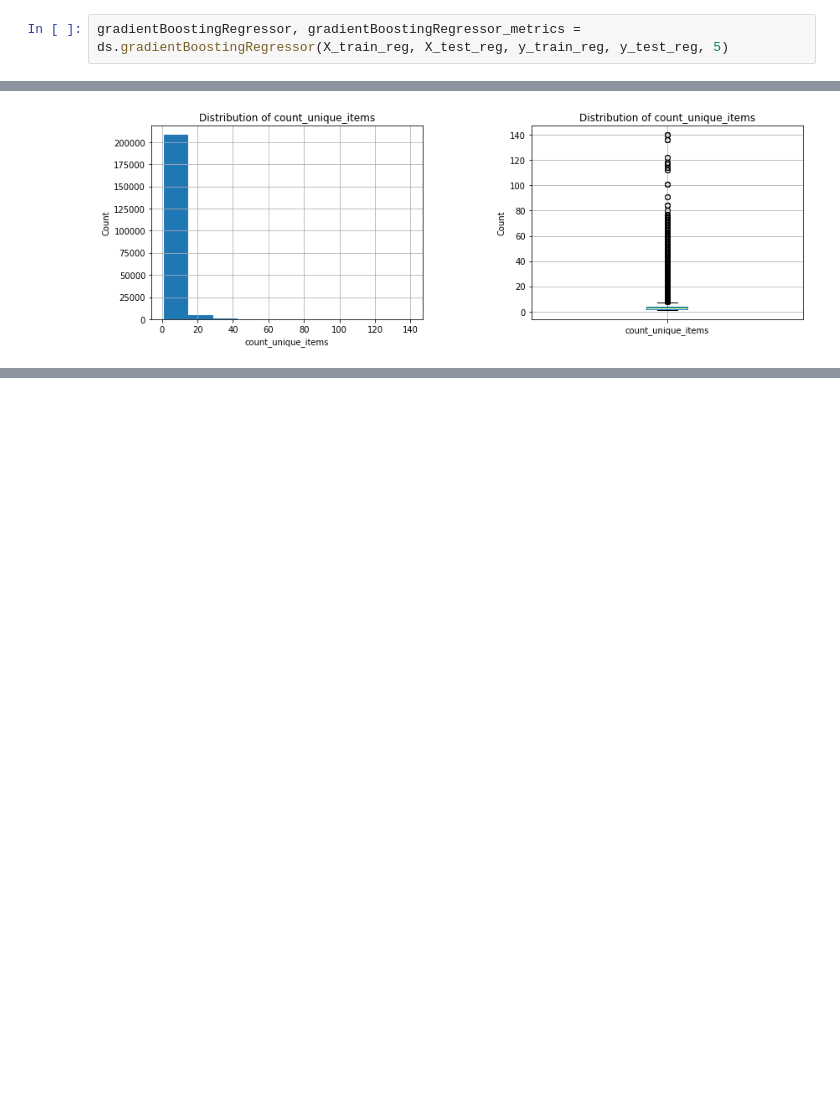
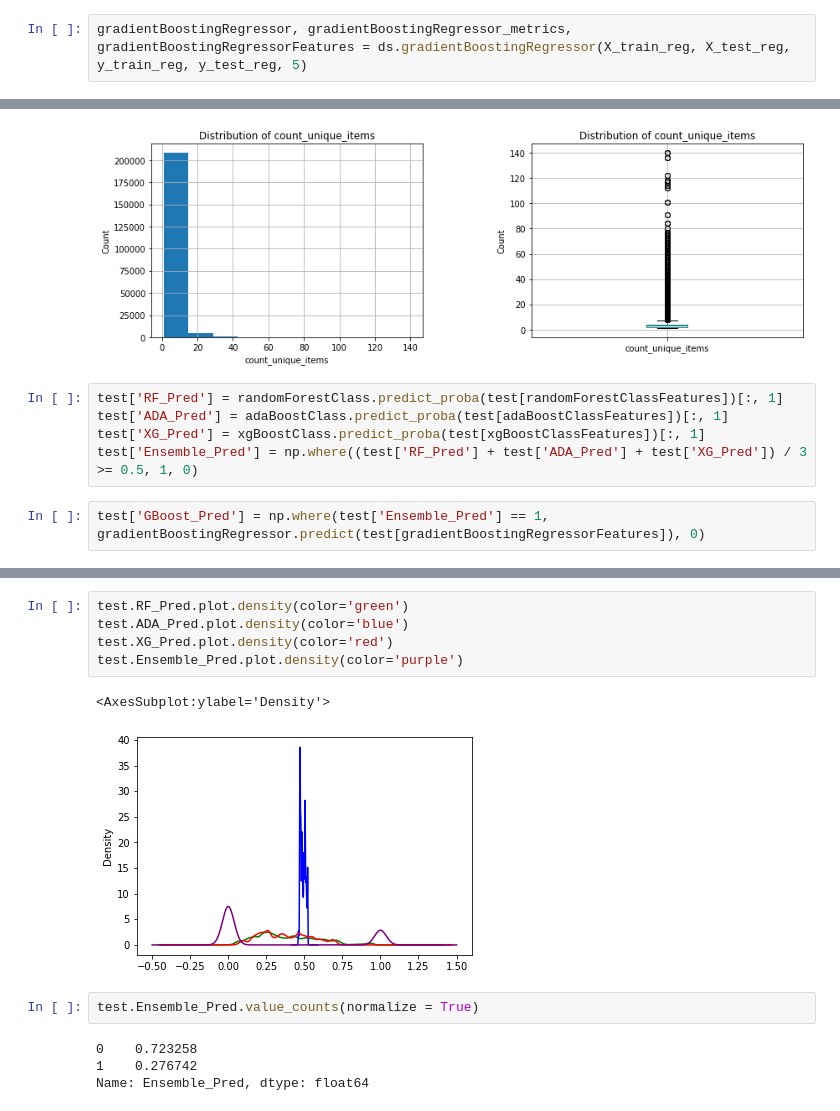
Before and after one commit to jacobweiss2305/purchase-predictions, a Jupyter notebook: model/notebooks/main.ipynb, the cells around one changed output, grey strips where cells are left out. Drawn from its saved outputs; the diff is of its cells as text; blank space fills up the shorter version.

```diff
--- a/model/notebooks/main.ipynb
+++ b/model/notebooks/main.ipynb
@@ -220,7 +337,7 @@ weighted avg       0.89      0.74      0.79    273545
 # %%
 X_train_reg, X_test_reg, y_train_reg, y_test_reg = ds._split_data(regression, 'revenue', 0.25)
 # %%
-gradientBoostingRegressor, gradientBoostingRegressor_metrics = ds.gradientBoostingRegressor(X_train_reg, X_test_reg, y_train_reg, y_test_reg, 5)
+gradientBoostingRegressor, gradientBoostingRegressor_metrics, gradientBoostingRegressorFeatures = ds.gradientBoostingRegressor(X_train_reg, X_test_reg, y_train_reg, y_test_reg, 5)
 # %% [output]
 MSE: 120996487.9327
 Explained variance: 0.031
@@ -306,3 +428,10 @@ min           1.000000
 max         140.000000
 Name: count_unique_items, dtype: float64
 [figure]
+# %%
+test['RF_Pred'] = randomForestClass.predict_proba(test[randomForestClassFeatures])[:, 1]
+test['ADA_Pred'] = adaBoostClass.predict_proba(test[adaBoostClassFeatures])[:, 1]
+test['XG_Pred'] = xgBoostClass.predict_proba(test[xgBoostClassFeatures])[:, 1]
+test['Ensemble_Pred'] = np.where((test['RF_Pred'] + test['ADA_Pred'] + test['XG_Pred']) / 3 >= 0.5, 1, 0)
+# %%
+test['GBoost_Pred'] = np.where(test['Ensemble_Pred'] == 1, gradientBoostingRegressor.predict(test[gradientBoostingRegressorFeatures]), 0)
@@ -308,0 +455,14 @@ Name: count_unique_items, dtype: float64
+# %%
+test.RF_Pred.plot.density(color='green')
+test.ADA_Pred.plot.density(color='blue')
+test.XG_Pred.plot.density(color='red')
+test.Ensemble_Pred.plot.density(color='purple')
+# %% [output]
+<AxesSubplot:ylabel='Density'>
+[figure, added]
+# %%
+test.Ensemble_Pred.value_counts(normalize = True)
+# %% [output]
+0    0.723258
+1    0.276742
+Name: Ensemble_Pred, dtype: float64
```
Also changed, not shown: parts of 38 cells of this notebook.
